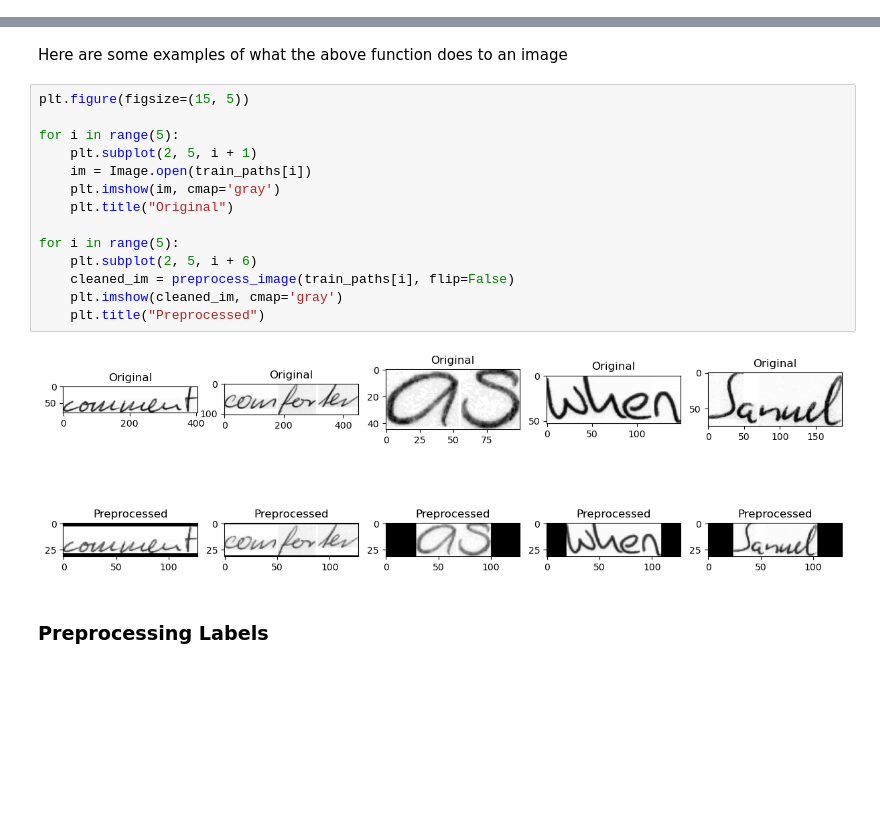
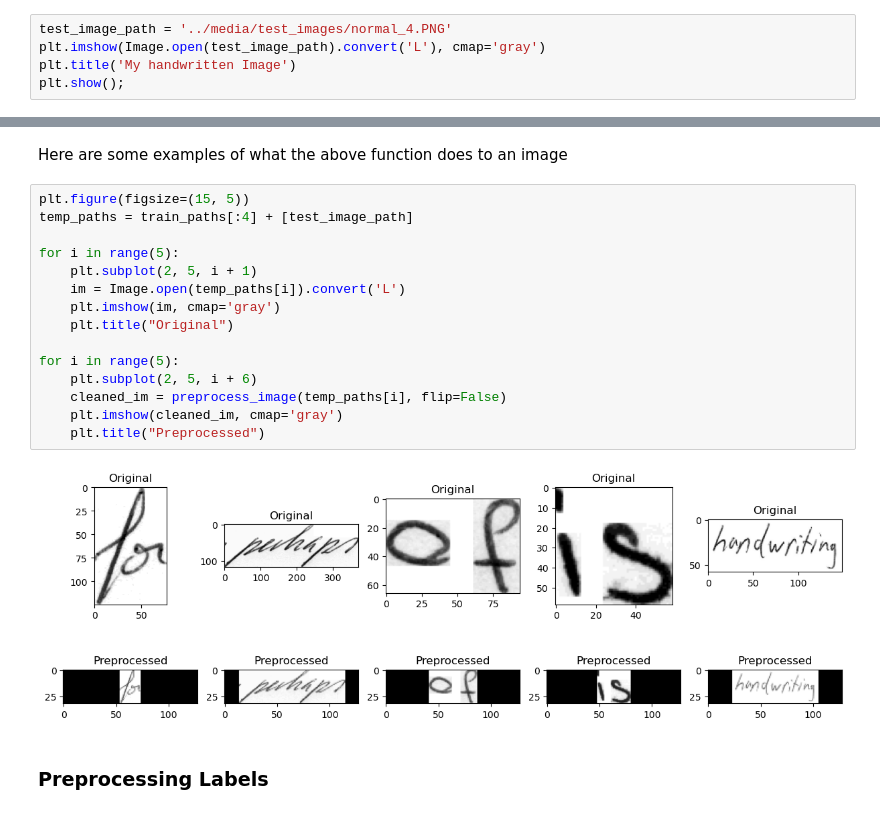
Before and after one commit to kalymaan/chicken-scratch-recognition, a Jupyter notebook: code/word_recognition.ipynb, the cells around one changed output, grey strips where cells are left out. Saved outputs shown, nothing was run; the diff lists cells and outputs as text; blank space fills up the shorter version.

```diff
--- a/code/word_recognition.ipynb
+++ b/code/word_recognition.ipynb
@@ -183,0 +195,5 @@ Path : ../data/IAM_Words\words\g06\g06-045d\g06-045d-05-10.png
+# %%
+test_image_path = '../media/test_images/normal_4.PNG'
+plt.imshow(Image.open(test_image_path).convert('L'), cmap='gray')
+plt.title('My handwritten Image')
+plt.show();
@@ -266,20 +284,21 @@ def preprocess_image(image_path, img_size=(128,32), flip=True):
 Here are some examples of what the above function does to an image
 # %%
 plt.figure(figsize=(15, 5))
+temp_paths = train_paths[:4] + [test_image_path]
 
 for i in range(5):
     plt.subplot(2, 5, i + 1)
-    im = Image.open(train_paths[i])
+    im = Image.open(temp_paths[i]).convert('L')
     plt.imshow(im, cmap='gray')
     plt.title("Original")
 
 for i in range(5):
     plt.subplot(2, 5, i + 6)
-    cleaned_im = preprocess_image(train_paths[i], flip=False)
+    cleaned_im = preprocess_image(temp_paths[i], flip=False)
     plt.imshow(cleaned_im, cmap='gray')
     plt.title("Preprocessed")
 # %% [output]
-[figure, old version]
+[figure, new version]
 # %% [markdown]
 ### Preprocessing Labels
 # %% [markdown]
```
Also changed, not shown: parts of 30 cells of this notebook, 25 other files.
